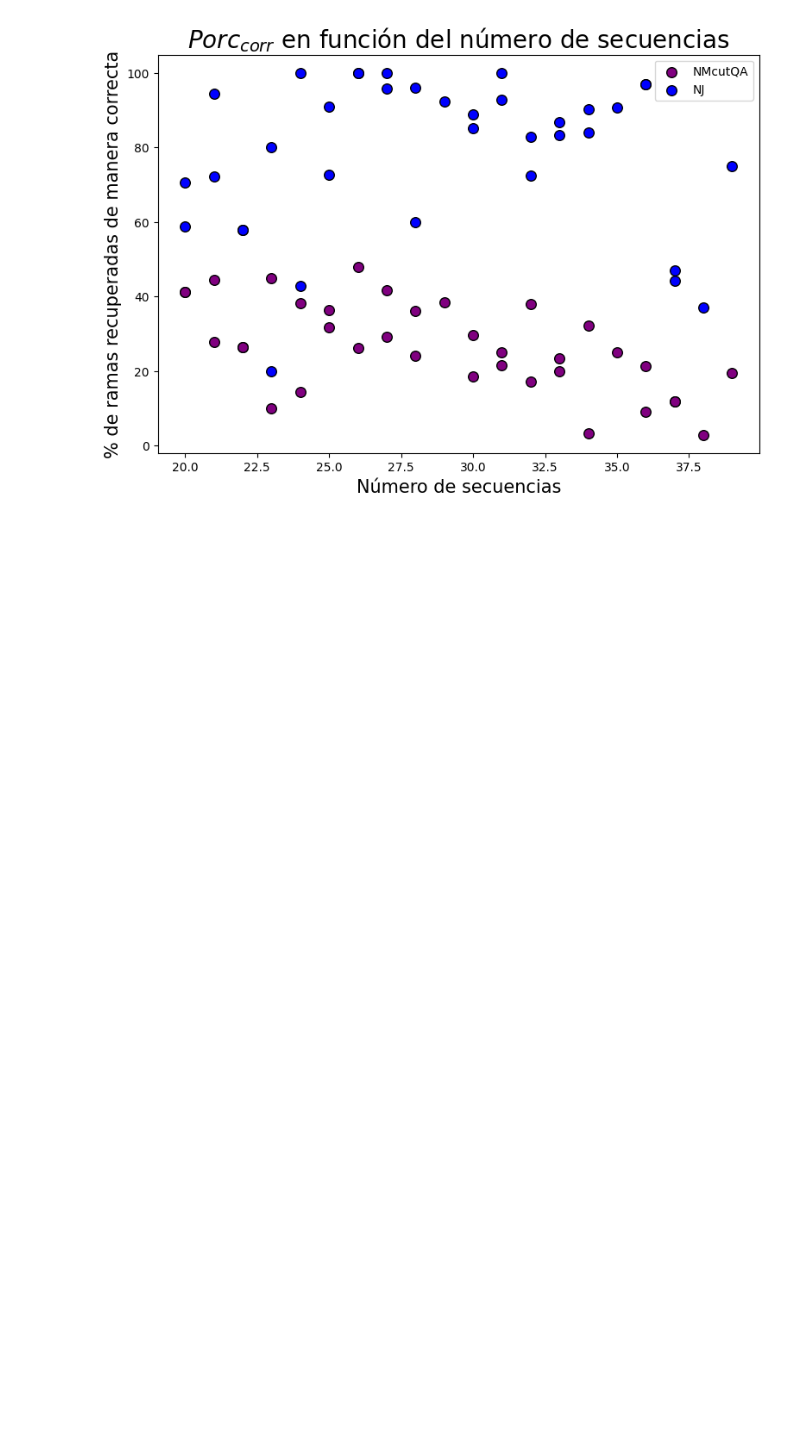
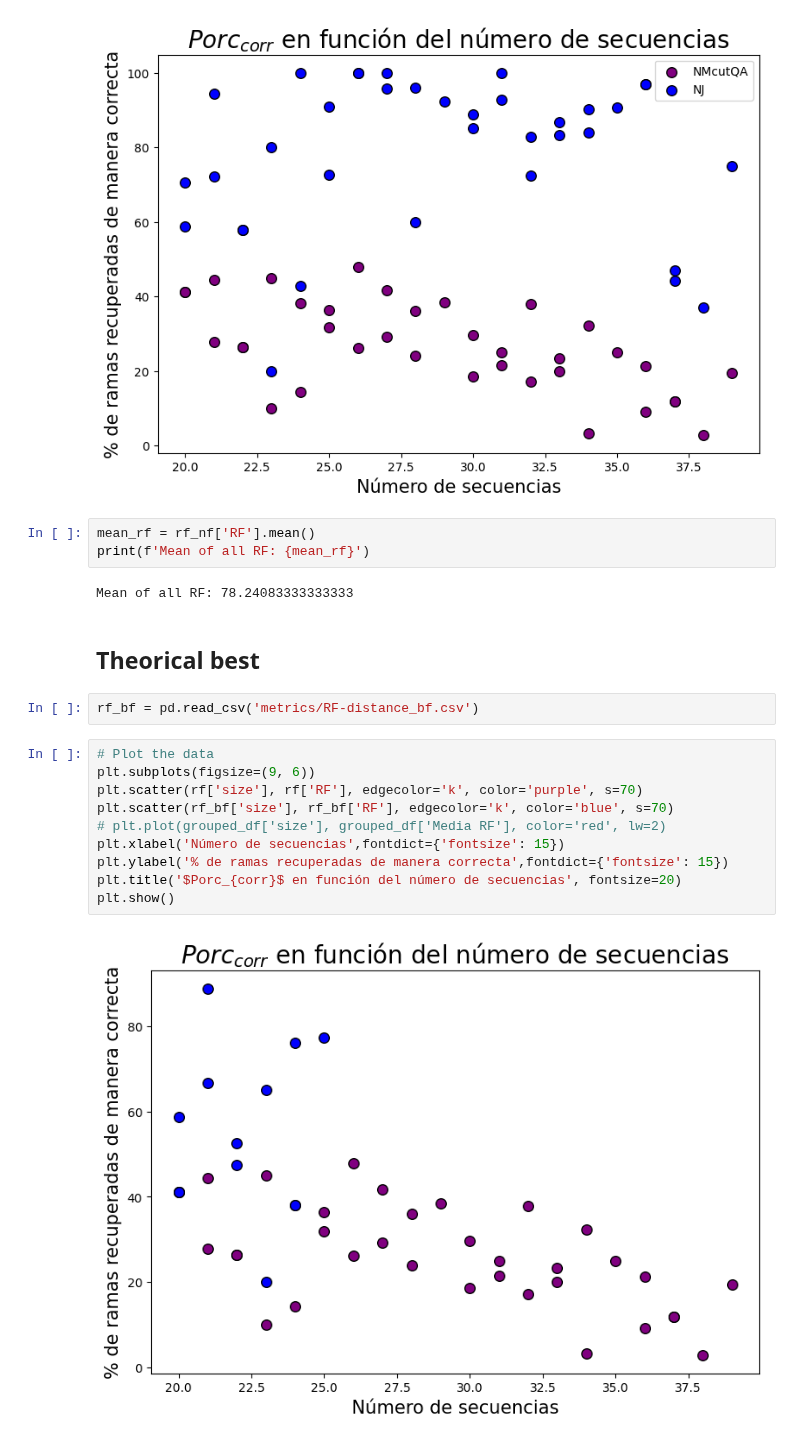
Before and after one commit to Nicofero/PhyloTree_ReConst, a Jupyter notebook: metrics_study.ipynb, the cells around one changed output. Drawn from its saved outputs; the diff is of its cells as text; blank space fills up the shorter version.

```diff
--- a/metrics_study.ipynb
+++ b/metrics_study.ipynb
@@ -362,3 +375,24 @@ plt.legend(['NMcutQA','NJ'])
 plt.show()
 # %% [output]
 [figure]
+# %%
+mean_rf = rf_nf['RF'].mean()
+print(f'Mean of all RF: {mean_rf}')
+# %% [output]
+Mean of all RF: 78.24083333333333
+# %% [markdown]
+## Theorical best
+# %%
+rf_bf = pd.read_csv('metrics/RF-distance_bf.csv')
+# %%
+# Plot the data
+plt.subplots(figsize=(9, 6))
+plt.scatter(rf['size'], rf['RF'], edgecolor='k', color='purple', s=70)
+plt.scatter(rf_bf['size'], rf_bf['RF'], edgecolor='k', color='blue', s=70)
+# plt.plot(grouped_df['size'], grouped_df['Media RF'], color='red', lw=2)
+plt.xlabel('Número de secuencias',fontdict={'fontsize': 15})
+plt.ylabel('% de ramas recuperadas de manera correcta',fontdict={'fontsize': 15})
+plt.title('$Porc_{corr}$ en función del número de secuencias', fontsize=20)
+plt.show()
+# %% [output]
+[figure, added]
```
Also changed, not shown: parts of 10 cells of this notebook, 13 other files.
